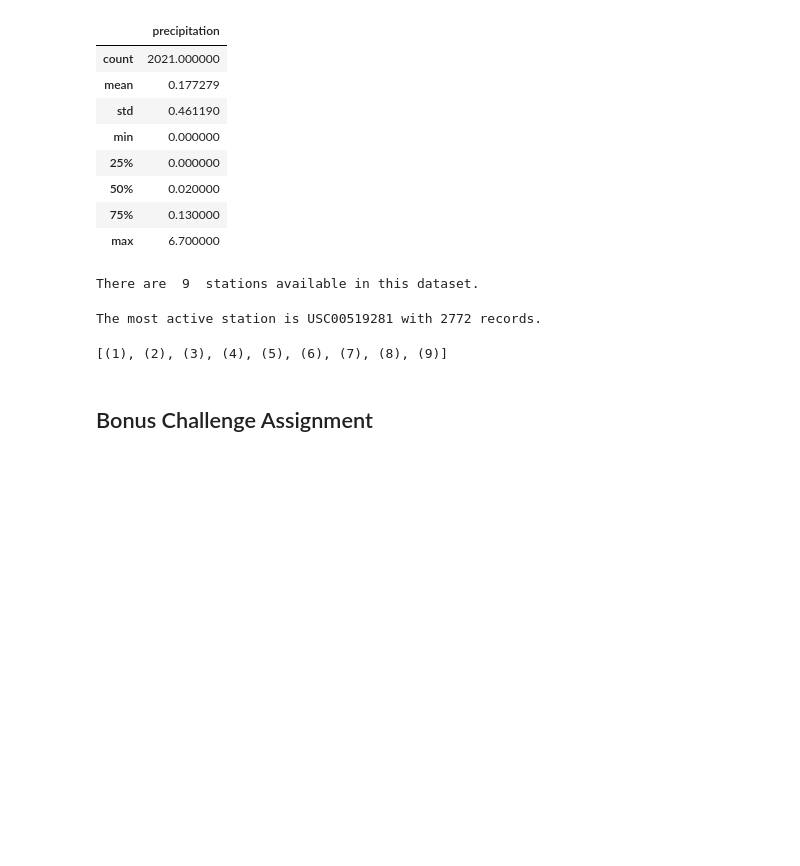
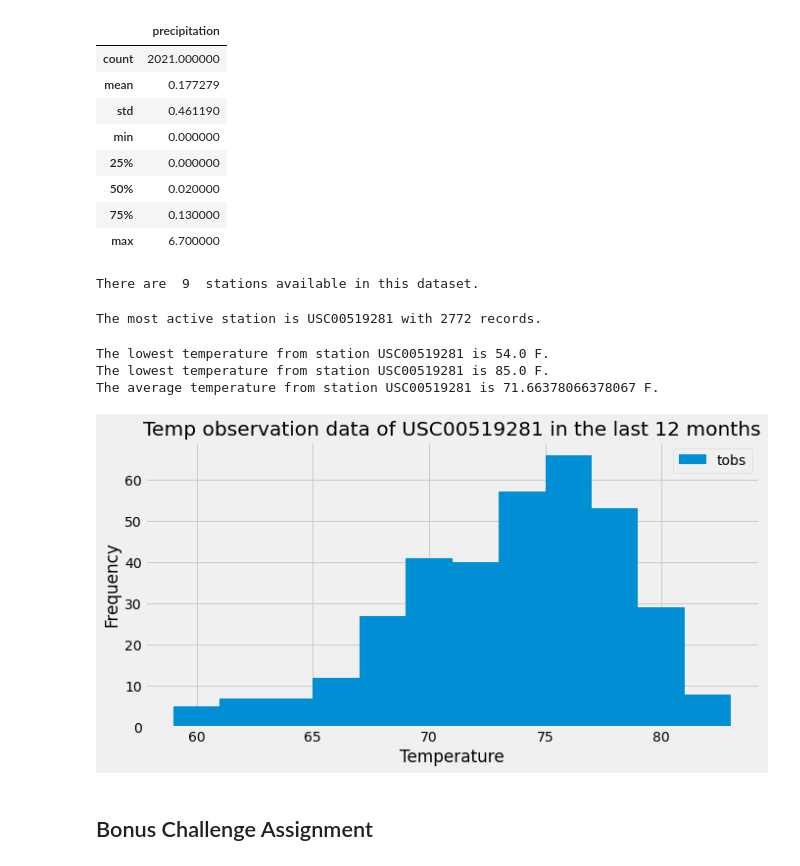
Before and after one commit to kk-deng/SQLAlchemy-Challenge, a Jupyter notebook: climate_starter.ipynb, the cells around one changed output. Drawn from its saved outputs; the diff is of its cells as text; code cells hidden in the pictures; blank space fills up the shorter version.

```diff
--- a/climate_starter.ipynb
+++ b/climate_starter.ipynb
@@ -91,8 +102,3 @@ station_record_2 = session.query(Measurement.station, func.count(Measurement.sta
 print(f"The most active station is {station_record_2[0][0]} with {station_record_2[0][1]} records.")
 # %% [output]
 The most active station is USC00519281 with 2772 records.
-# %%
-station_record_3 = session.query(Station.idP).all()
-station_record_3
-# %% [output]
-[(1), (2), (3), (4), (5), (6), (7), (8), (9)]
@@ -102,6 +105,29 @@ station_record_3
+# %%
+# Using the station id from the previous query, calculate the lowest temperature recorded,
+# highest temperature recorded, and average temperature of the most active station?
+temp_low = session.query(func.min(Measurement.tobs)).filter_by(station = "USC00519281").first()
+temp_high = session.query(func.max(Measurement.tobs)).filter_by(station = "USC00519281").first()
+temp_avg = session.query(func.avg(Measurement.tobs)).filter_by(station = "USC00519281").first()
+print(f"The lowest temperature from station USC00519281 is {temp_low[0]} F.\
+    \nThe lowest temperature from station USC00519281 is {temp_high[0]} F.\
+    \nThe average temperature from station USC00519281 is {temp_avg[0]} F.")
+# %% [output]
+The lowest temperature from station USC00519281 is 54.0 F.
+The lowest temperature from station USC00519281 is 85.0 F.
+The average temperature from station USC00519281 is 71.66378066378067 F.
 # %%
 # Choose the station with the highest number of temperature observations.
 # Query the last 12 months of temperature observation data for this station and plot the results as a histogram
+
+rec_station = session.query(Measurement.tobs).filter_by(station = "USC00519281").filter(Measurement.date >= min_date).all()
+df_station = pd.DataFrame(rec_station, columns=["tobs"])
+df_station.plot.hist(bins = 12, figsize = (10, 5))
+plt.title("Temp observation data of USC00519281 in the last 12 months")
+plt.xlabel("Temperature")
+plt.ylabel("Frequency")
+plt.show()
+# %% [output]
+[figure, added]
 # %% [markdown]
 ## Bonus Challenge Assignment
 # %%
```
Also changed, not shown: parts of 5 cells of this notebook, 1 other file.
